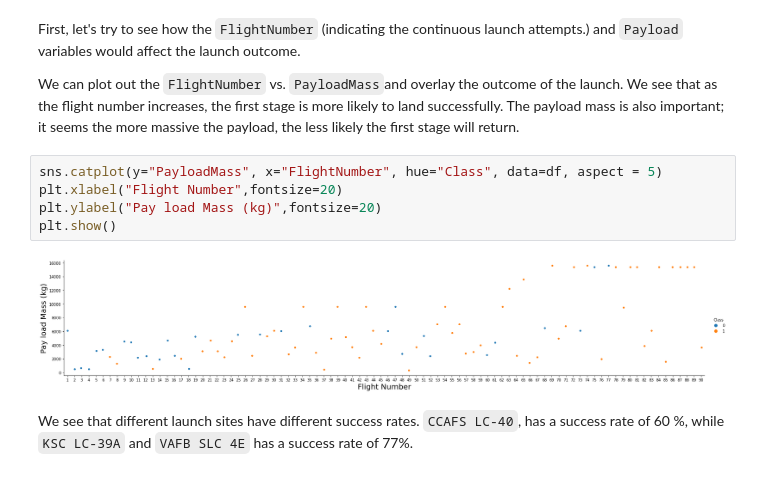
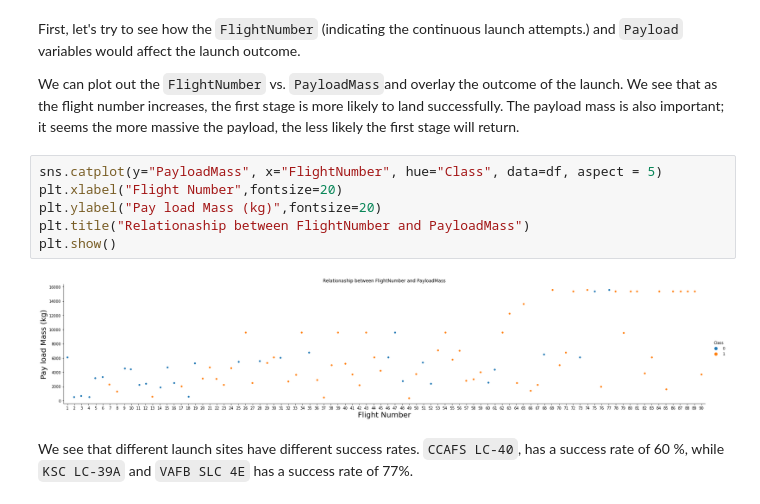
Before and after one commit to salamituns/IBM_tasks_Notebooks, a Jupyter notebook: IBM_Capstone_notes/Data visualization for falcon9.ipynb, the cells around one changed output. Cells and saved outputs as stored; diff of their text form.

Commit message:
update data visualization

```diff
--- a/IBM_Capstone_notes/Data visualization for falcon9.ipynb
+++ b/IBM_Capstone_notes/Data visualization for falcon9.ipynb
@@ -70,10 +70,11 @@ We can plot out the <code>FlightNumber</code> vs. <code>PayloadMass</code>and ov
 # %%
 sns.catplot(y="PayloadMass", x="FlightNumber", hue="Class", data=df, aspect = 5)
 plt.xlabel("Flight Number",fontsize=20)
 plt.ylabel("Pay load Mass (kg)",fontsize=20)
+plt.title("Relationaship between FlightNumber and PayloadMass")
 plt.show()
 # %% [output]
-[figure, old version]
+[figure, new version]
 # %% [markdown]
 We see that different launch sites have different success rates.  <code>CCAFS LC-40</code>, has a success rate of 60 %, while  <code>KSC LC-39A</code> and <code>VAFB SLC 4E</code> has a success rate of 77%.
 # %% [markdown]
```
Also changed, not shown: parts of 15 cells of this notebook, 3 other files.
